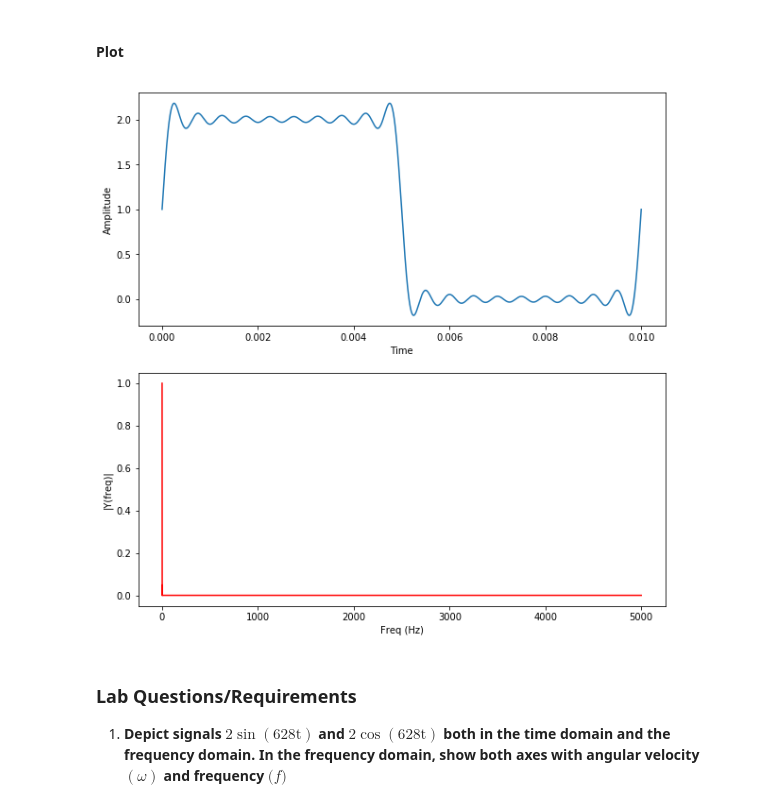
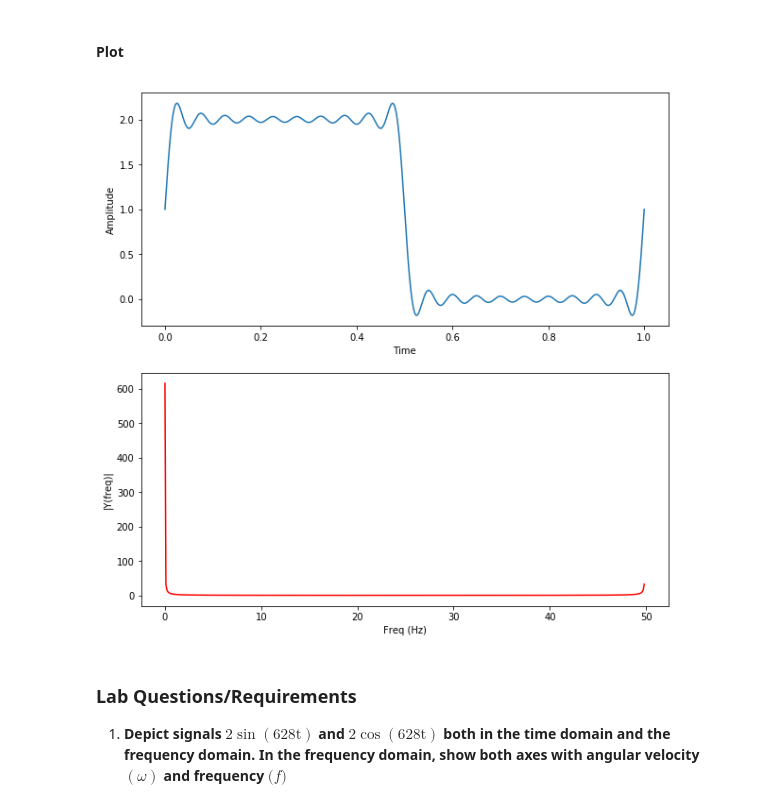
Before and after one commit to cbamedjonekou/cbamedjonekou.github.io, a Jupyter notebook: Labs/TCET 3102-E316 (Analog and Digital Communications)/TCET 3102-E316 (Analog and Digital Communications) Lab 1.ipynb, the cells around one changed output. Drawn from its saved outputs; the diff is of its cells as text; code cells hidden in the pictures.

```diff
--- a/Labs/TCET 3102-E316 (Analog and Digital Communications)/TCET 3102-E316 (Analog and Digital Communications) Lab 1.ipynb
+++ b/Labs/TCET 3102-E316 (Analog and Digital Communications)/TCET 3102-E316 (Analog and Digital Communications) Lab 1.ipynb
@@ -148,15 +146,48 @@ ax5.grid(True)
+# %%
+# These variables are used to create the fourier series
+# Start and Stop indicates my domain for my sampling frequency [samplingfreq; (F_S)], 100 points.
+# n1, n2 are the amount of harmonics I want.
+start, stop, n1, n2, samplingfreq = 0, 100, 9, 29, 100
+
+# 't' is for time, and is used to create my 100 Hz time vector
+t = np.arange(start, stop, .001) / samplingfreq
+
+# 'A' represents the amplitude 2 volts
+A = 2
+
+# 'fundamental' is the DC component of the Fourier Series
+fundamental = A/2
+
+# 'signalfreq' is the Signal Frequency (f_0)
+signalfreq = 1
+
+# 'omega' is the Angular Velocity (w_0)
+omega = 2 * np.pi * signalfreq
+
+# Lambda function
+template = lambda p: ((2*A)/(np.pi*(2*p+1))) * np.sin((2*p+1) * omega * t)
+
+# harmonics1, harmonics2 are AC component of the Fourier series
+harmonics1 = sum([template(p) for p in range(n1+1)])
+
+# ffs1, ffs2 are the fourier series
+ffs1 = lambda n: (fundamental + harmonics1)
+# %%
+# Creating the Fast Fourier Transform
+fft1 = fft(np.array(ffs1(n1)), 512)
+frq = np.linspace(0, 255, 512)/256 * (samplingfreq/2)
 # %% [markdown]
 #### Plot
 # %%
 fig, ax = plt.subplots(2, 1, figsize= (10, 10))
 ax[0].plot(t,ffs1(n1))
 ax[0].set_xlabel('Time')
 ax[0].set_ylabel('Amplitude')
-ax[1].plot(frq,abs(someFFT),'r') # plotting the spectrum
+ax[1].plot(frq,abs(fft1),'r') # plotting the spectrum
 ax[1].set_xlabel('Freq (Hz)')
 ax[1].set_ylabel('|Y(freq)|');
 # %% [output]
-[figure, old version]
+[figure, new version]
 # %% [markdown]
 ### Lab Questions/Requirements
 
```
Also changed, not shown: parts of 9 cells of this notebook, 18 other files.
